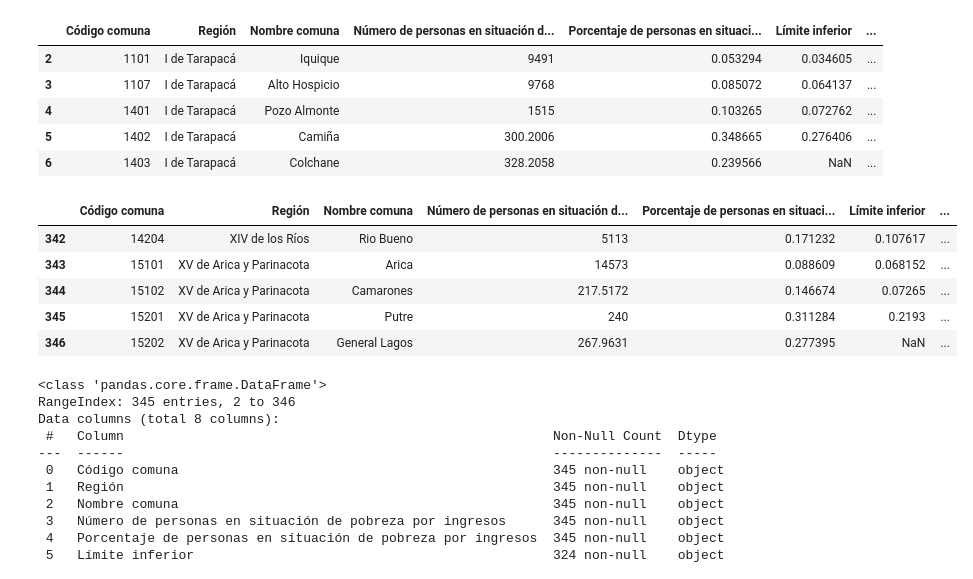
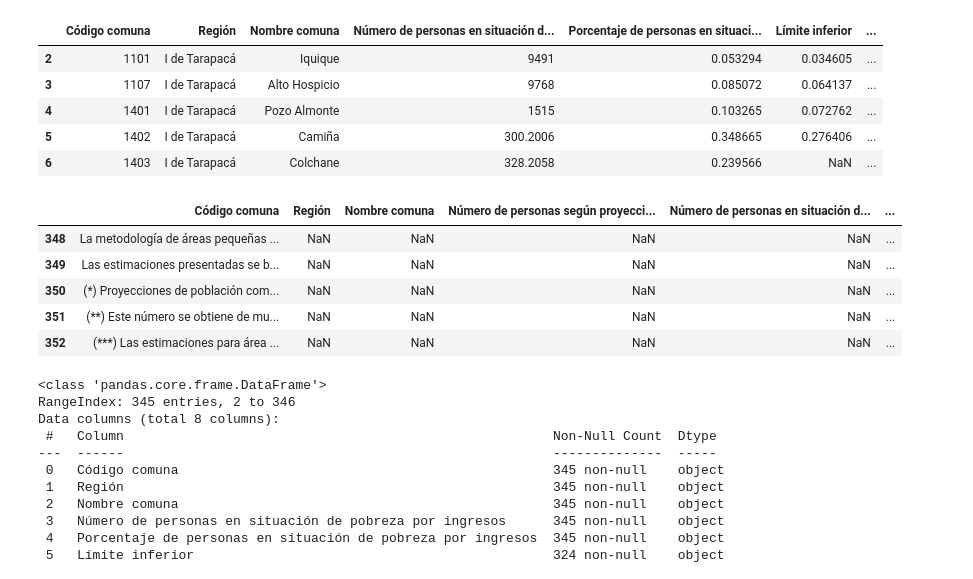
Before and after one commit to masolopa/MINERIADEDATOS, a Jupyter notebook: EV1.ipynb, the cells around one changed output. Saved outputs shown, nothing was run; the diff lists cells and outputs as text; code cells hidden in the pictures.

```diff
--- a/EV1.ipynb
+++ b/EV1.ipynb
@@ -137,7 +137,7 @@ df2
 df2 = df2.drop(index= [0, 1])
 # %%
 #Se renombran las columnas
-df.columns = ['Código comuna', 'Región','Nombre comuna', 'Número de personas en situación de pobreza por ingresos','Porcentaje de personas en situación de pobreza por ingresos', 'Límite inferior','Límite superior', 'Metodología de Estimación']
+df2.columns = ['Código comuna', 'Región','Nombre comuna', 'Número de personas según proyecciones de población (*)','Número de personas en situación de pobreza multidimensional (**)', 'Porcentaje de personas en situacion de pobreza multidimensional 2024','Límite inferior', 'Límite superior', 'Presencia de la comuna en la muestra Casen', 'Tipo de estimación SAE (***)']
 display(df.head())
 # %% [output]
 |  | Código comuna | Región | Nombre comuna | Número de personas en situación d... | Porcentaje de personas en situaci... | Límite inferior | ... |
@@ -148,14 +148,14 @@ display(df.head())
 | 6 | 1403 | I de Tarapacá | Colchane | 328.2058 | 0.239566 | NaN | ... |
 # %%
 #Se muestran las últimas 5 filas del data frame 2
-df.tail()
+df2.tail()
 # %% [output]
-|  | Código comuna | Región | Nombre comuna | Número de personas en situación d... | Porcentaje de personas en situaci... | Límite inferior | ... |
-| 342 | 14204 | XIV de los Ríos | Rio Bueno | 5113 | 0.171232 | 0.107617 | ... |
-| 343 | 15101 | XV de Arica y Parinacota | Arica | 14573 | 0.088609 | 0.068152 | ... |
-| 344 | 15102 | XV de Arica y Parinacota | Camarones | 217.5172 | 0.146674 | 0.07265 | ... |
-| 345 | 15201 | XV de Arica y Parinacota | Putre | 240 | 0.311284 | 0.2193 | ... |
-| 346 | 15202 | XV de Arica y Parinacota | General Lagos | 267.9631 | 0.277395 | NaN | ... |
+|  | Código comuna | Región | Nombre comuna | Número de personas según proyecci... | Número de personas en situación d... | ... |
+| 348 | La metodología de áreas pequeñas ... | NaN | NaN | NaN | NaN | ... |
+| 349 | Las estimaciones presentadas se b... | NaN | NaN | NaN | NaN | ... |
+| 350 | (*) Proyecciones de población com... | NaN | NaN | NaN | NaN | ... |
+| 351 | (**) Este número se obtiene de mu... | NaN | NaN | NaN | NaN | ... |
+| 352 | (***) Las estimaciones para área ... | NaN | NaN | NaN | NaN | ... |
 # %%
 df.info() #Muestra en detalle cuantas columnas hay, sus nombres, también muestra que hay 345 filas de datos
 # %% [output]
```
Also changed, not shown: parts of 24 cells of this notebook.
